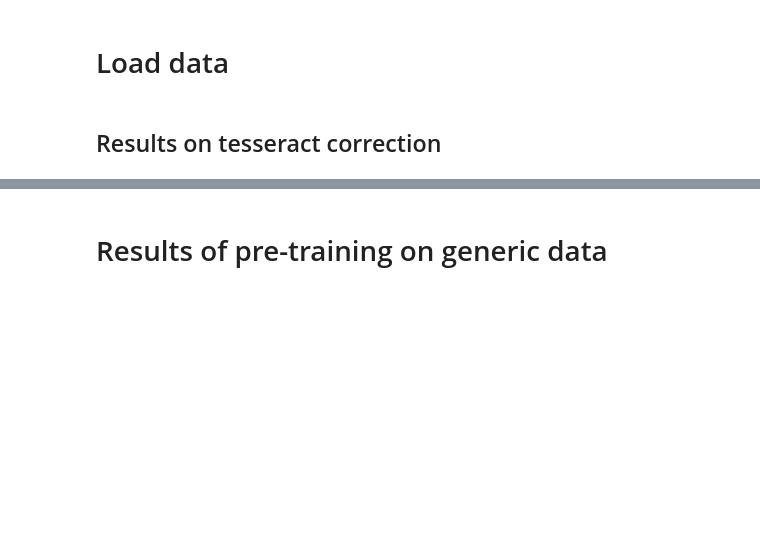
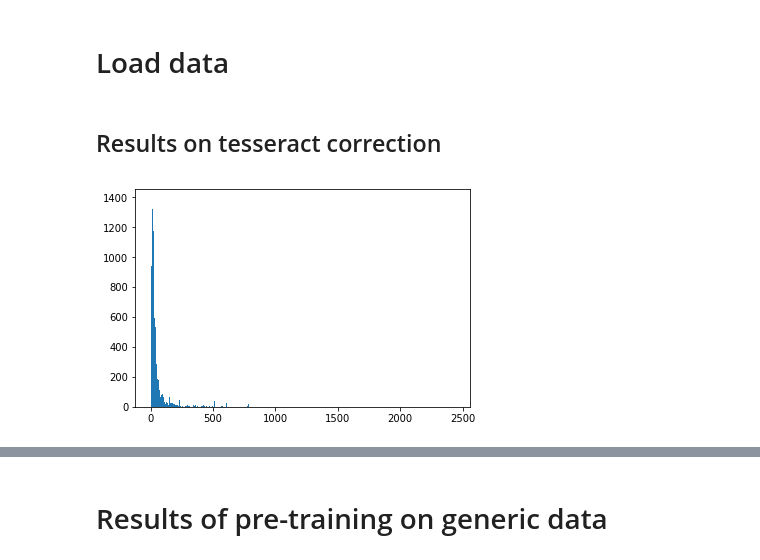
Before and after one commit to ahmadelsallab/spell_corrector, a Jupyter notebook: Spell corrector.ipynb, the cells around one changed output, grey strips where cells are left out. Saved outputs shown, nothing was run; the diff lists cells and outputs as text; code cells hidden in the pictures; blank space fills up the shorter version.

Commit message:
Adding len histogram. Average = 80-100. Len|WER: 40|0.03, 80|?, 100|0.12 vs WER_OC = 0.079. Adding Bidirectional LSTM, running on Linux server

```diff
--- a/Spell corrector.ipynb
+++ b/Spell corrector.ipynb
@@ -265,8 +266,8 @@ def decode_sequence(input_seq, encoder_model, decoder_model, num_decoder_tokens,
 # %%
 data_path = '../../dat/'
 # %%
-max_sent_len = 40
-min_sent_len = 4
+max_sent_len = 1000000
+min_sent_len = -1
 # %% [markdown]
 ## Results on tesseract correction
 # %%
@@ -276,3 +277,13 @@ input_texts_OCR, target_texts_OCR, gt_OCR = load_data_with_gt(tess_correction_da
 # %%
 input_texts = input_texts_OCR
 target_texts = target_texts_OCR
+# %%
+## Histogram of lenghts
+lengths = []
+for text in input_texts:
+    lengths.append(len(text))
+    lengths.append(len(text))
+# %%
+h = plt.hist(lengths, bins=500)
+# %% [output]
+[figure, added]
```
Also changed, not shown: parts of 26 cells of this notebook.
